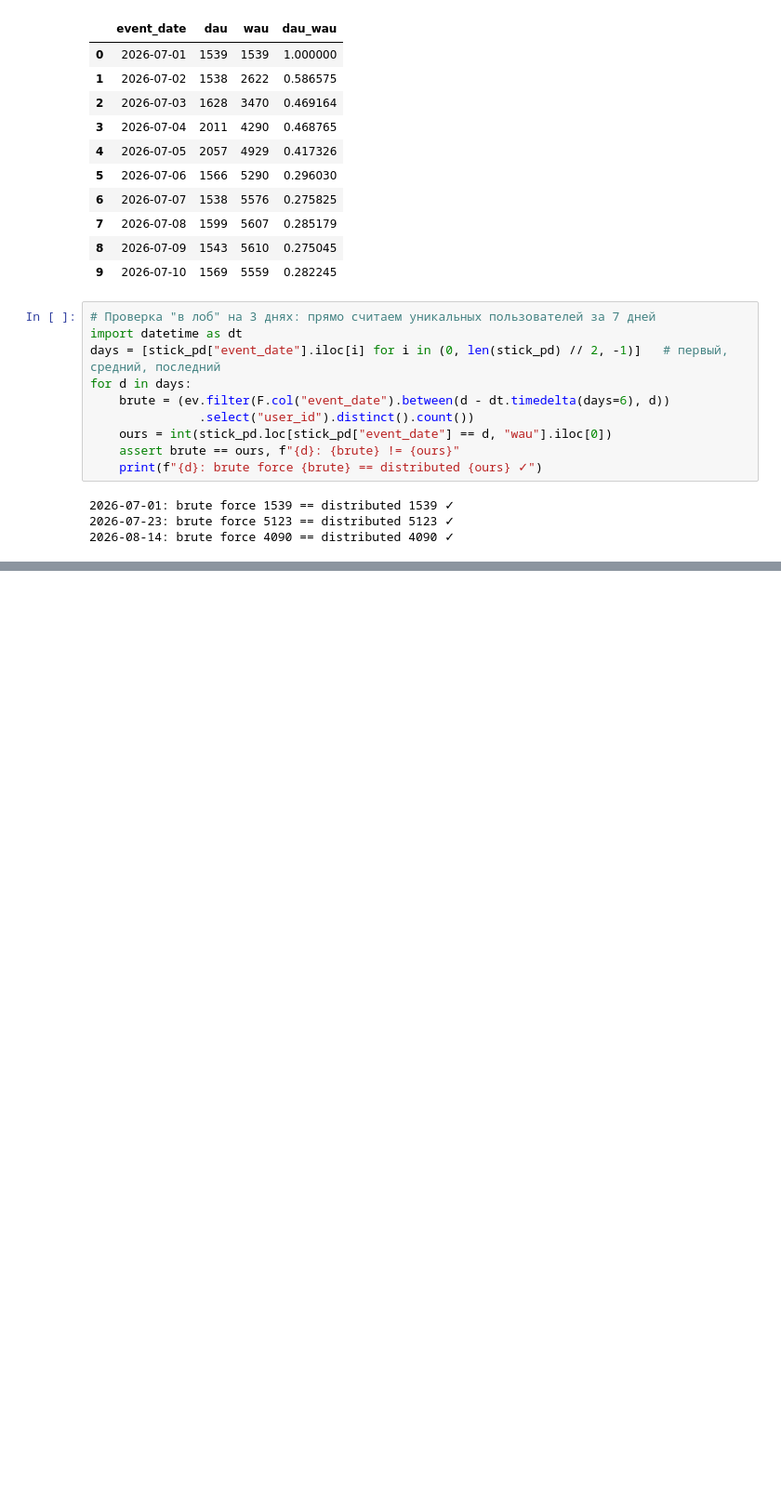
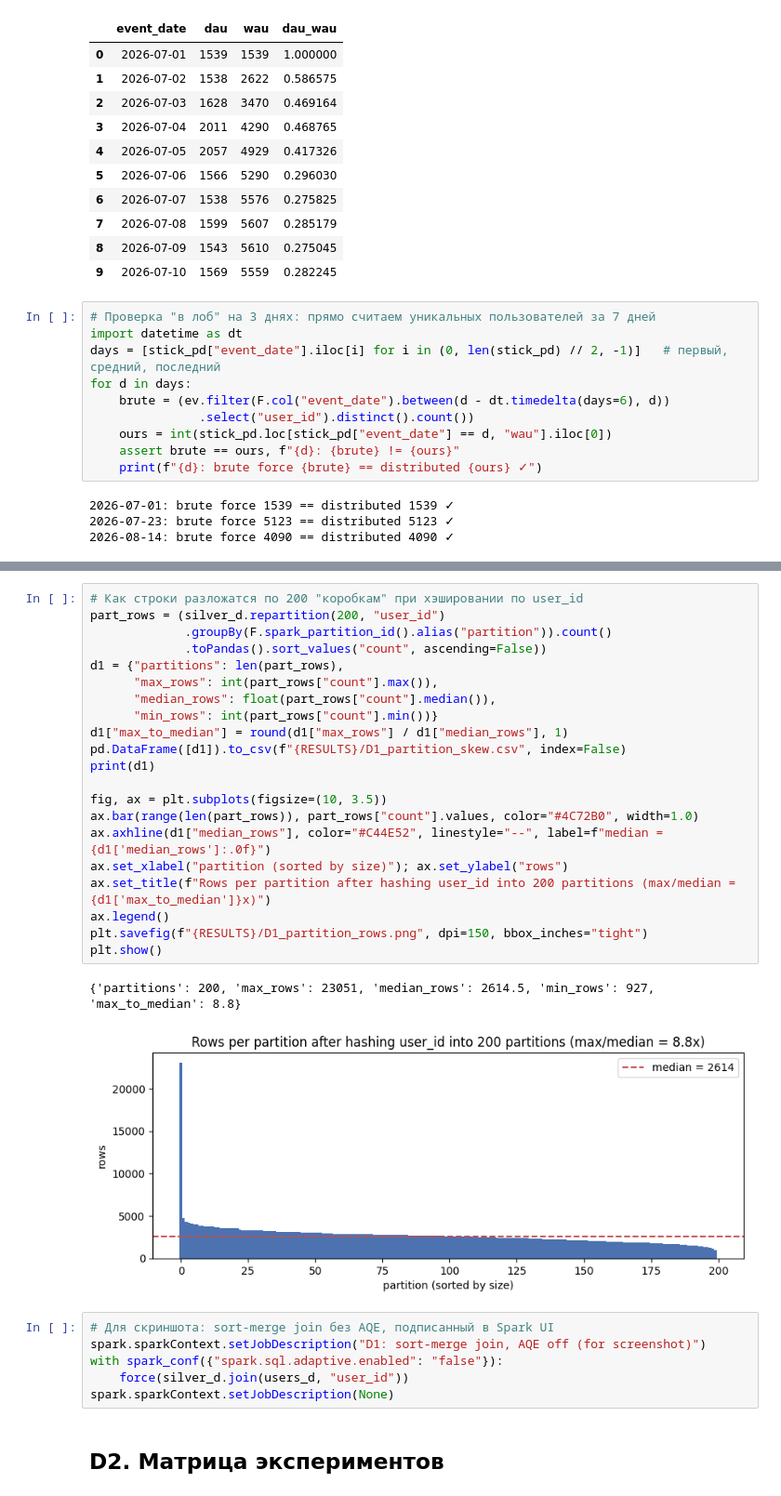
Before and after one commit to danaibaidullina/shopstream-spark, a Jupyter notebook: ibaidullina.ipynb, the cells around one changed output, grey strips where cells are left out. Shown at 93% size. Drawn from its saved outputs; the diff is of its cells as text; blank space fills up the shorter version.

Commit message:
Part D: complete - skew diagnosis, AQE skew join, salting with proofs

```diff
--- a/ibaidullina.ipynb
+++ b/ibaidullina.ipynb
@@ -923,0 +981,32 @@ for d in days:
+# %%
+# Как строки разложатся по 200 "коробкам" при хэшировании по user_id
+part_rows = (silver_d.repartition(200, "user_id")
+             .groupBy(F.spark_partition_id().alias("partition")).count()
+             .toPandas().sort_values("count", ascending=False))
+d1 = {"partitions": len(part_rows),
+      "max_rows": int(part_rows["count"].max()),
+      "median_rows": float(part_rows["count"].median()),
+      "min_rows": int(part_rows["count"].min())}
+d1["max_to_median"] = round(d1["max_rows"] / d1["median_rows"], 1)
+pd.DataFrame([d1]).to_csv(f"{RESULTS}/D1_partition_skew.csv", index=False)
+print(d1)
+
+fig, ax = plt.subplots(figsize=(10, 3.5))
+ax.bar(range(len(part_rows)), part_rows["count"].values, color="#4C72B0", width=1.0)
+ax.axhline(d1["median_rows"], color="#C44E52", linestyle="--", label=f"median = {d1['median_rows']:.0f}")
+ax.set_xlabel("partition (sorted by size)"); ax.set_ylabel("rows")
+ax.set_title(f"Rows per partition after hashing user_id into 200 partitions (max/median = {d1['max_to_median']}x)")
+ax.legend()
+plt.savefig(f"{RESULTS}/D1_partition_rows.png", dpi=150, bbox_inches="tight")
+plt.show()
+# %% [output]
+{'partitions': 200, 'max_rows': 23051, 'median_rows': 2614.5, 'min_rows': 927, 'max_to_median': 8.8}
+[figure, added]
+# %%
+# Для скриншота: sort-merge join без AQE, подписанный в Spark UI
+spark.sparkContext.setJobDescription("D1: sort-merge join, AQE off (for screenshot)")
+with spark_conf({"spark.sql.adaptive.enabled": "false"}):
+    force(silver_d.join(users_d, "user_id"))
+spark.sparkContext.setJobDescription(None)
+# %% [markdown]
+## D2. Матрица экспериментов
```
Also changed, not shown: parts of 9 cells of this notebook, 17 other files.
